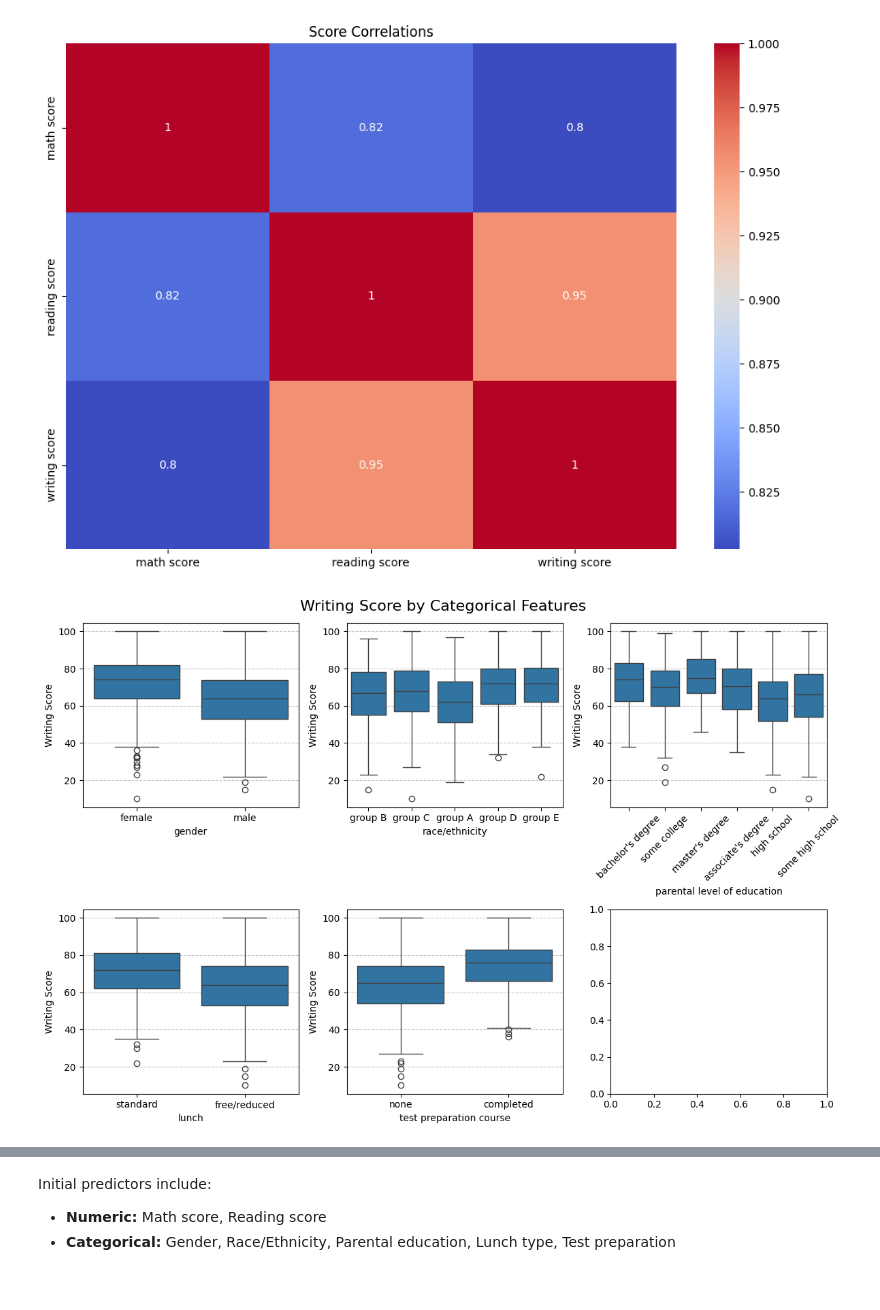
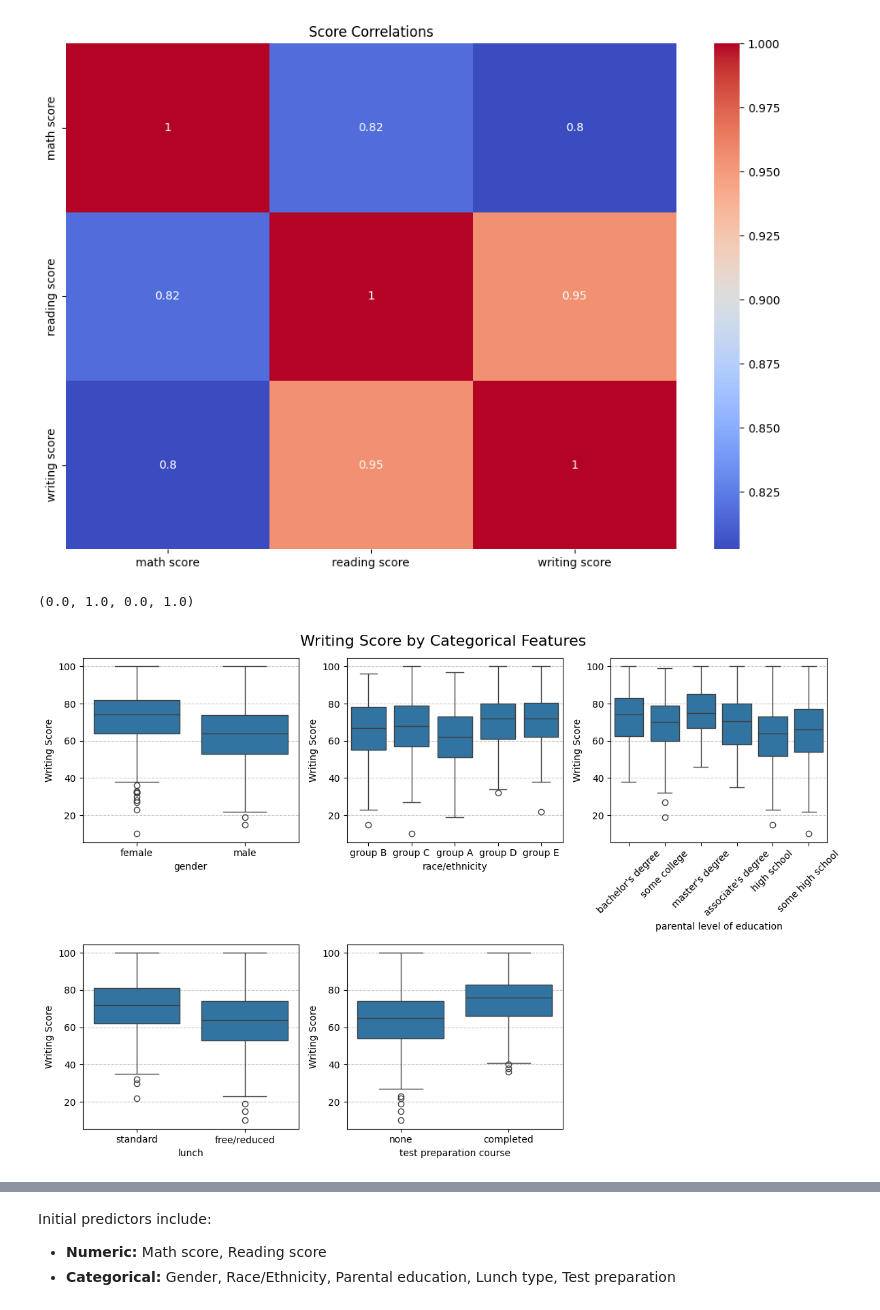
Before and after one commit to andreas-ols1/opti-ml-unibo, a Jupyter notebook: notebooks/test_scores.ipynb, the cells around one changed output, grey strips where cells are left out. Cells and saved outputs as stored; diff of their text form; code cells hidden in the pictures.

```diff
--- a/notebooks/test_scores.ipynb
+++ b/notebooks/test_scores.ipynb
@@ -166,18 +170,20 @@ Text(0.5, 1.0, 'Score Correlations')
 # %%
 fig, axes = plt.subplots(ncols=3, nrows=2, figsize=(12, 8))
 
 categorical_features = filter(lambda x: "score" not in x, df.columns)
 fig.suptitle("Writing Score by Categorical Features", fontsize=16)
 
 for ax, col in zip(axes.flatten(), categorical_features):
     if col == "parental level of education":
         ax.tick_params(axis='x', rotation=45)
     ax.set_xlabel(col)
     ax.set_ylabel("Writing Score")
     ax.grid(axis='y', linestyle='--', alpha=0.7)
     fig.tight_layout(h_pad=1)
     sns.boxplot(data=df, x=col, y="writing score", ax=ax)
+axes[1,2].axis('off')  # Hide the empty subplot
 # %% [output]
+(0.0, 1.0, 0.0, 1.0)
-[figure, old version]
+[figure, new version]
 # %% [markdown]
 > **Key insights:**
```
Also changed, not shown: parts of 55 cells of this notebook.
